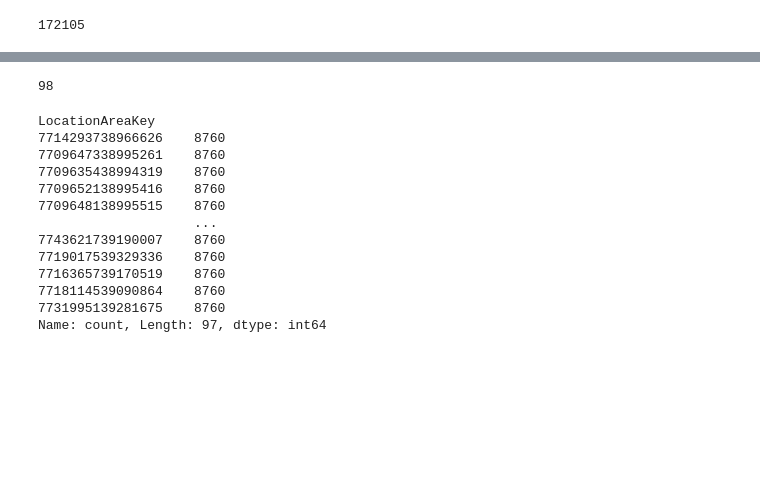
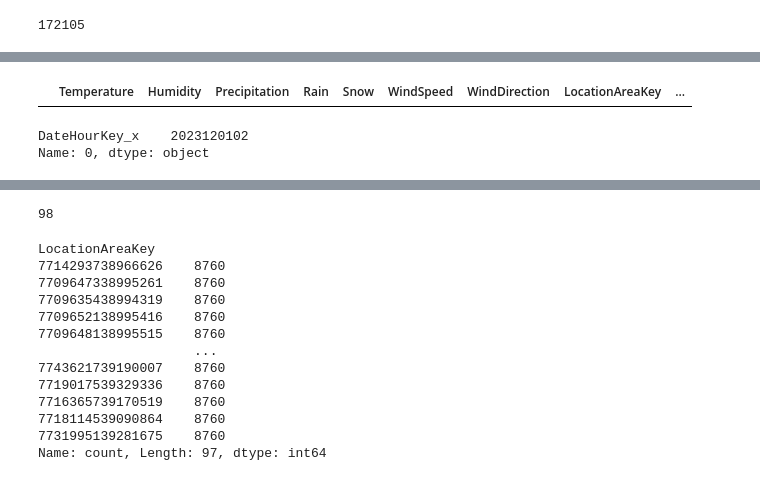
Before and after one commit to tymsoncyferki/vehicle-crashes-dwh, a Jupyter notebook: notebooks/merging_tests.ipynb, the cells around one changed output, grey strips where cells are left out. Drawn from its saved outputs; the diff is of its cells as text; code cells hidden in the pictures; blank space fills up the shorter version.

```diff
--- a/notebooks/merging_tests.ipynb
+++ b/notebooks/merging_tests.ipynb
@@ -92,0 +125,9 @@ withweather
+# %%
+weather[weather['DateHourKey'] == 2023120103]
+# %% [output]
+|  | Temperature | Humidity | Precipitation | Rain | Snow | WindSpeed | WindDirection | LocationAreaKey | ... |
+# %%
+only_in_df1.loc[0][['DateHourKey_x']]
+# %% [output]
+DateHourKey_x    2023120102
+Name: 0, dtype: object
```
Also changed, not shown: parts of 18 cells of this notebook, 15 other files.
